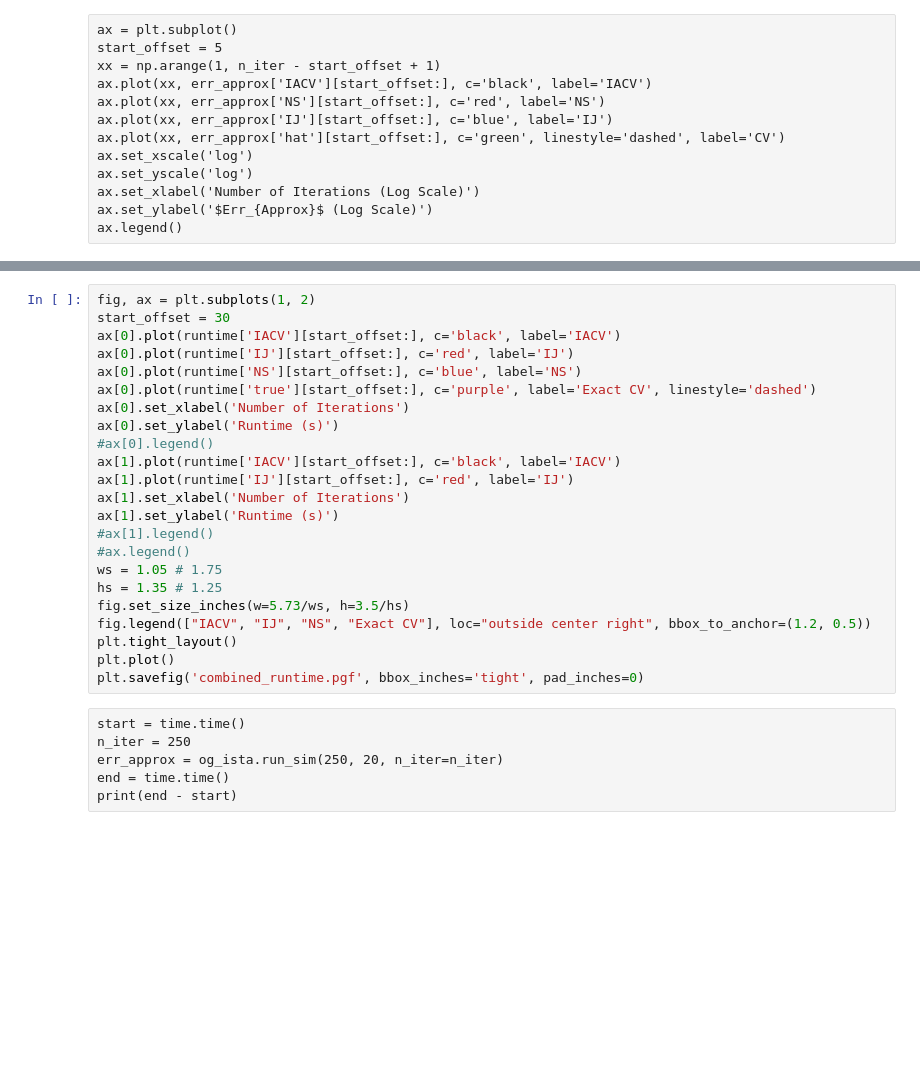
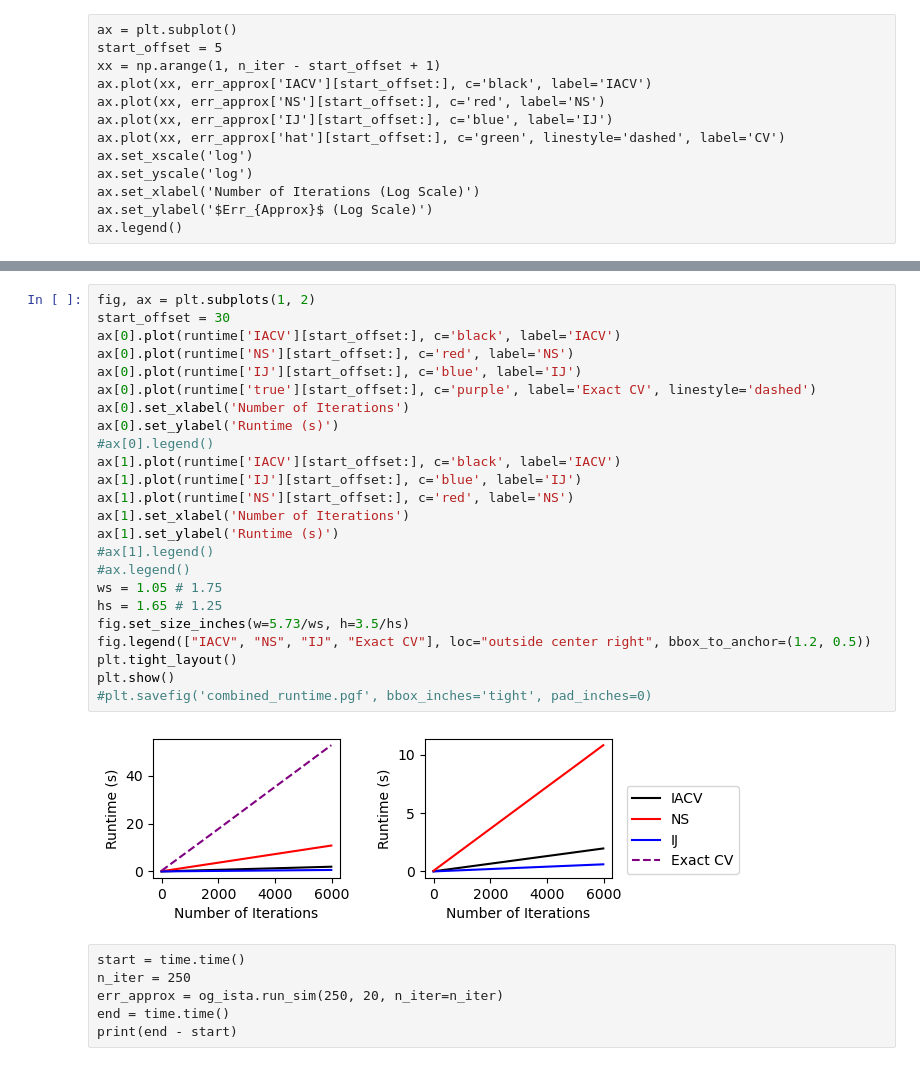
Before and after one commit to nerrma/thesis, a Jupyter notebook: experiments/IACV Paper/plotting.ipynb, the cells around one changed output, grey strips where cells are left out. Drawn from its saved outputs; the diff is of its cells as text; blank space fills up the shorter version.

```diff
--- a/experiments/IACV Paper/plotting.ipynb
+++ b/experiments/IACV Paper/plotting.ipynb
@@ -121,26 +116,29 @@ plt.plot()
 # %%
 fig, ax = plt.subplots(1, 2)
 start_offset = 30
 ax[0].plot(runtime['IACV'][start_offset:], c='black', label='IACV')
-ax[0].plot(runtime['IJ'][start_offset:], c='red', label='IJ')
-ax[0].plot(runtime['NS'][start_offset:], c='blue', label='NS')
+ax[0].plot(runtime['NS'][start_offset:], c='red', label='NS')
+ax[0].plot(runtime['IJ'][start_offset:], c='blue', label='IJ')
 ax[0].plot(runtime['true'][start_offset:], c='purple', label='Exact CV', linestyle='dashed')
 ax[0].set_xlabel('Number of Iterations')
 ax[0].set_ylabel('Runtime (s)')
 #ax[0].legend()
 ax[1].plot(runtime['IACV'][start_offset:], c='black', label='IACV')
-ax[1].plot(runtime['IJ'][start_offset:], c='red', label='IJ')
+ax[1].plot(runtime['IJ'][start_offset:], c='blue', label='IJ')
+ax[1].plot(runtime['NS'][start_offset:], c='red', label='NS')
 ax[1].set_xlabel('Number of Iterations')
 ax[1].set_ylabel('Runtime (s)')
 #ax[1].legend()
 #ax.legend()
 ws = 1.05 # 1.75
-hs = 1.35 # 1.25
+hs = 1.65 # 1.25
 fig.set_size_inches(w=5.73/ws, h=3.5/hs)
-fig.legend(["IACV", "IJ", "NS", "Exact CV"], loc="outside center right", bbox_to_anchor=(1.2, 0.5))
+fig.legend(["IACV", "NS", "IJ", "Exact CV"], loc="outside center right", bbox_to_anchor=(1.2, 0.5))
 plt.tight_layout()
-plt.plot()
-plt.savefig('combined_runtime.pgf', bbox_inches='tight', pad_inches=0)
+plt.show()
+#plt.savefig('combined_runtime.pgf', bbox_inches='tight', pad_inches=0)
+# %% [output]
+[figure, added]
 # %% [raw]
 start = time.time()
 n_iter = 250
```
Also changed, not shown: parts of 4 cells of this notebook, 3 other files.
